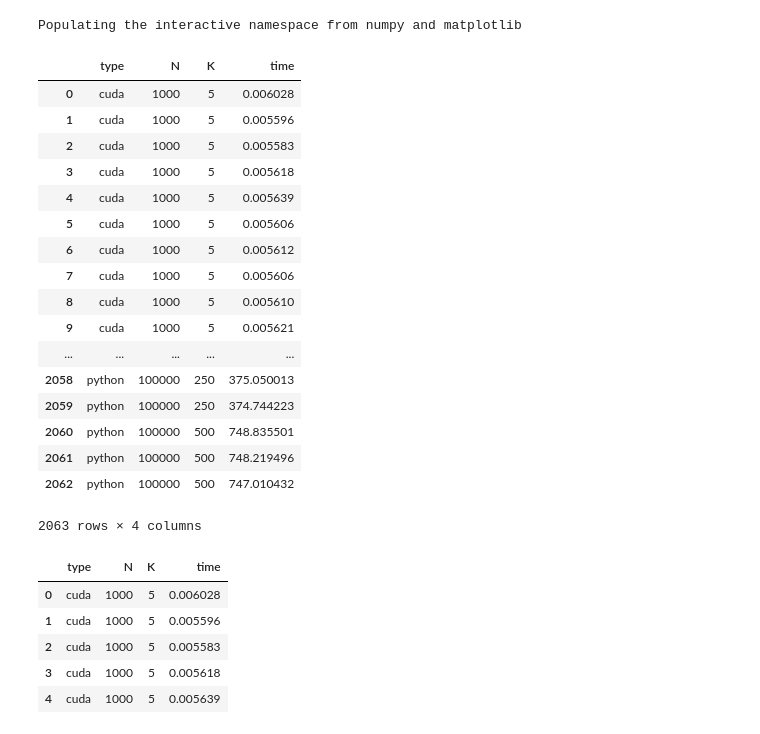
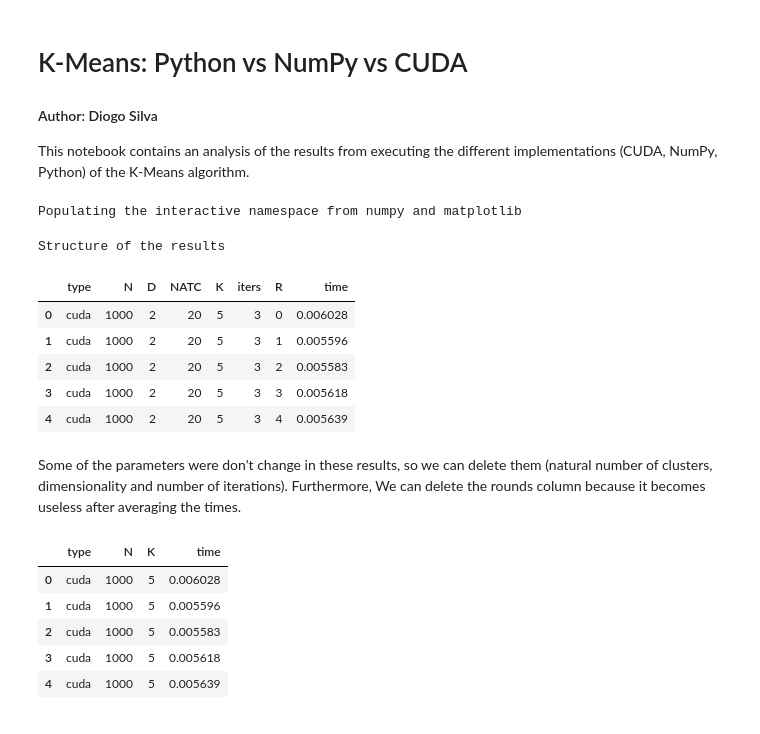
Before and after one commit to diogo-aos/QCThesis, a Jupyter notebook: notebooks/Analyzing results.ipynb, the cells around one changed output. Cells and saved outputs as stored; diff of their text form; code cells hidden in the pictures.

```diff
--- a/notebooks/Analyzing results.ipynb
+++ b/notebooks/Analyzing results.ipynb
@@ -1 +1,6 @@
+# %% [markdown]
+# K-Means: Python vs NumPy vs CUDA
+#### Author: Diogo Silva
+
+This notebook contains an analysis of the results from executing the different implementations (CUDA, NumPy, Python) of the K-Means algorithm.
 # %%
@@ -5,31 +11,24 @@ import pandas as pd
 # %% [output]
 Populating the interactive namespace from numpy and matplotlib
 # %%
-results_filename="/home/chiroptera/workspace/tmp/CUDA/results.csv" #local
-#results_filename="/home/chiroptera/workspace/tmp/CUDA/results.csv"#git repo
+# locations of the results
+results_filename="/home/chiroptera/workspace/QCThesis/CUDA/tests/test1v2/results.csv" #local
+#results_filename="https://raw.githubusercontent.com/Chiroptera/QCThesis/master/CUDA/tests/test1v2/results.csv" #git repo
 # %%
 results = pd.read_csv(results_filename)
-# %%
-results
-# %% [output]
-|  | type | N | K | time |
-| 0 | cuda | 1000 | 5 | 0.006028 |
-| 1 | cuda | 1000 | 5 | 0.005596 |
-| 2 | cuda | 1000 | 5 | 0.005583 |
-| 3 | cuda | 1000 | 5 | 0.005618 |
-| 4 | cuda | 1000 | 5 | 0.005639 |
-| 5 | cuda | 1000 | 5 | 0.005606 |
-| 6 | cuda | 1000 | 5 | 0.005612 |
-| 7 | cuda | 1000 | 5 | 0.005606 |
-| 8 | cuda | 1000 | 5 | 0.005610 |
-| 9 | cuda | 1000 | 5 | 0.005621 |
-| ... | ... | ... | ... | ... |
-| 2058 | python | 100000 | 250 | 375.050013 |
-| 2059 | python | 100000 | 250 | 374.744223 |
-| 2060 | python | 100000 | 500 | 748.835501 |
-| 2061 | python | 100000 | 500 | 748.219496 |
-| 2062 | python | 100000 | 500 | 747.010432 |
-2063 rows × 4 columns
+# %%
+print "Structure of the results"
+results.head()
+# %% [output]
+Structure of the results
+|  | type | N | D | NATC | K | iters | R | time |
+| 0 | cuda | 1000 | 2 | 20 | 5 | 3 | 0 | 0.006028 |
+| 1 | cuda | 1000 | 2 | 20 | 5 | 3 | 1 | 0.005596 |
+| 2 | cuda | 1000 | 2 | 20 | 5 | 3 | 2 | 0.005583 |
+| 3 | cuda | 1000 | 2 | 20 | 5 | 3 | 3 | 0.005618 |
+| 4 | cuda | 1000 | 2 | 20 | 5 | 3 | 4 | 0.005639 |
+# %% [markdown]
+Some of the parameters were don't change in these results, so we can delete them (natural number of clusters, dimensionality and number of iterations). Furthermore, We can delete the rounds column because it becomes useless after averaging the times.
 # %%
 results.drop(['R','NATC','D','iters'], axis=1, inplace=True)
 
```
Also changed, not shown: parts of 6 cells of this notebook, 9 other files.
